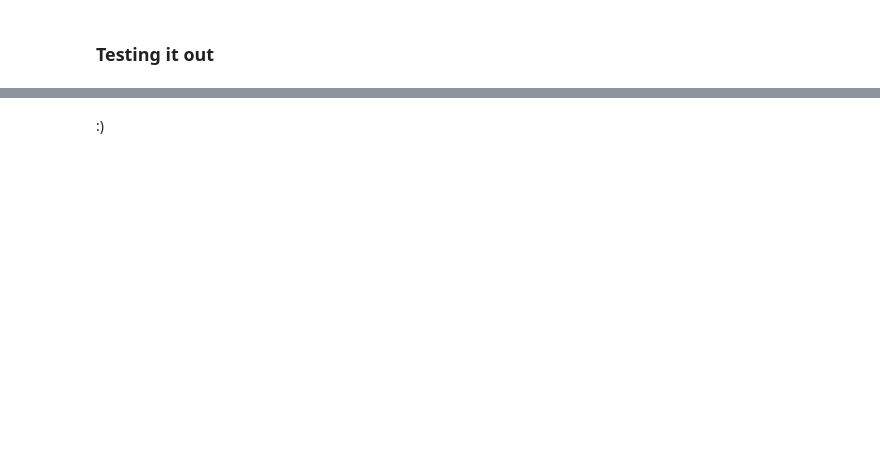
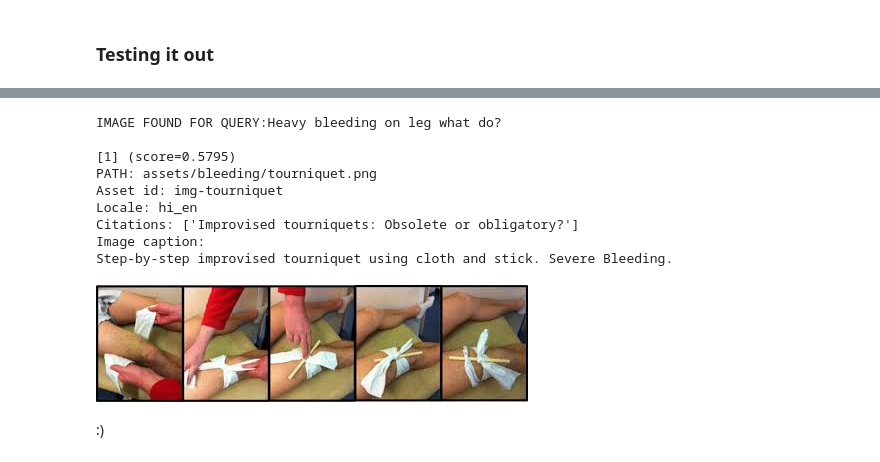
Before and after one commit to KaartikDev/Offline-AI-Kiosk, a Jupyter notebook: imageCaptionVectorDB.ipynb, the cells around one changed output, grey strips where cells are left out. Saved outputs shown, nothing was run; the diff lists cells and outputs as text; code cells hidden in the pictures; blank space fills up the shorter version.

```diff
--- a/imageCaptionVectorDB.ipynb
+++ b/imageCaptionVectorDB.ipynb
@@ -221,2 +267,42 @@ Cover the burn with a clean, non-stick cloth ...
+# %%
+# Filter to only show one good enough image
+query = "Heavy bleeding on leg what do?"
+foundImage = False
+minScore = 0.32
+finalDoc  = Document(page_content="")
+results = vs.similarity_search_with_score(query, k=4)
+
+from IPython.display import Image, display
+
+for i, (d, score) in enumerate(results, 1):
+
+    if score >= minScore:
+        finalDoc = d
+        foundImage = True
+        break
+if not foundImage:
+    print("NO IMAGE FOUND FOR QUERY:" + query)
+else:
+    print("IMAGE FOUND FOR QUERY:" + query)
+    print(f"\n[{i}] (score={score:.4f})")
+    print("PATH:", finalDoc.metadata['path'])
+    print("Asset id:", finalDoc.metadata["id"])
+    print("Locale:", finalDoc.metadata["locale"])
+    print("Citations:", [c["title"] for c in finalDoc.metadata.get("citations", [])])
+    print("Image caption:")
+    print(finalDoc.page_content[:300], "..." if len(finalDoc.page_content) > 300 else "")
+    img_path = ROOT / finalDoc.metadata['path']
+    display(Image(filename=img_path))
+# %% [output]
+IMAGE FOUND FOR QUERY:Heavy bleeding on leg what do?
+
+[1] (score=0.5795)
+PATH: assets/bleeding/tourniquet.png
+Asset id: img-tourniquet
+Locale: hi_en
+Citations: ['Improvised tourniquets: Obsolete or obligatory?']
+Image caption:
+Step-by-step improvised tourniquet using cloth and stick. Severe Bleeding.
+[figure, added]
 # %% [markdown]
 :)
```
Also changed, not shown: parts of 4 cells of this notebook, 12 other files.
